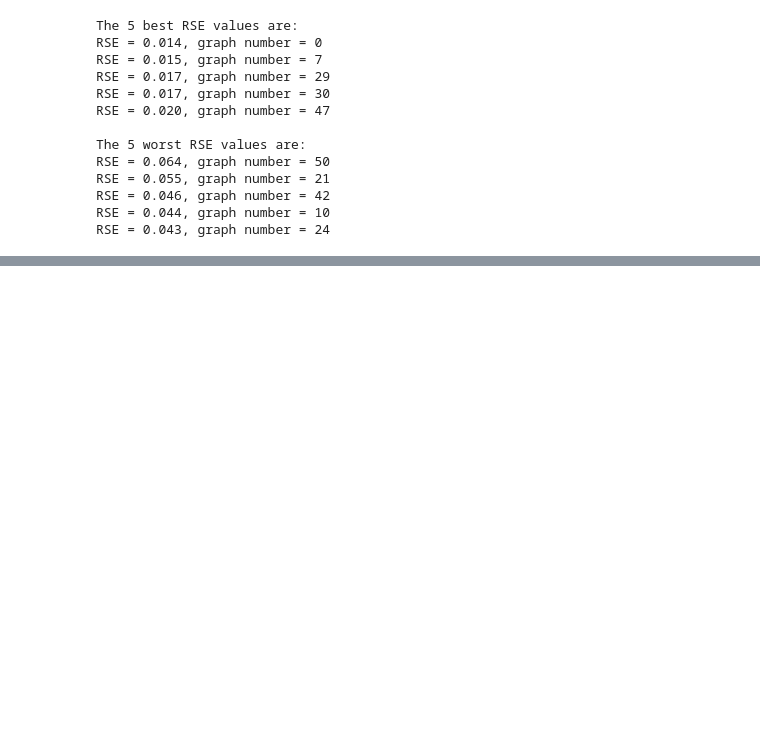
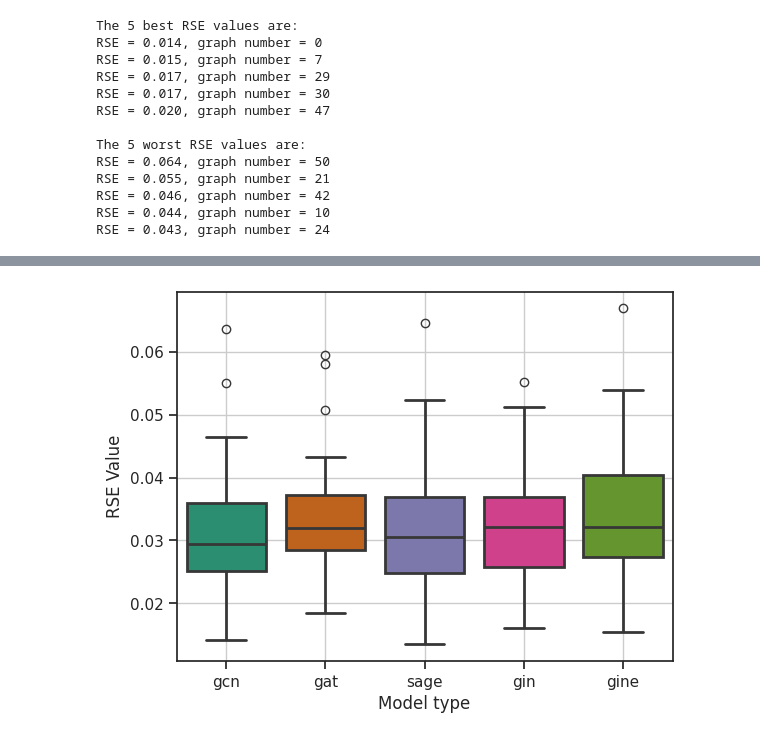
Before and after one commit to sam-j-hall/GNN-XAS-GO, a Jupyter notebook: GNN/test_gnn.ipynb, the cells around one changed output, grey strips where cells are left out. Drawn from its saved outputs; the diff is of its cells as text; code cells hidden in the pictures; blank space fills up the shorter version.

```diff
--- a/GNN/test_gnn.ipynb
+++ b/GNN/test_gnn.ipynb
@@ -262,0 +164,2 @@ show(p)
+# %%
+data_df = pd.read_pickle('./rse_values.pkl')
@@ -262,0 +178,11 @@ show(p)
+# %%
+sns.set_style('white')
+sns.set_context('notebook')
+sns.set_style('ticks')
+sns.boxplot(data=data_df, palette='Dark2', linewidth=2)
+plt.grid()
+plt.ylabel('RSE Value')
+plt.xlabel('Model type')
+plt.show()
+# %% [output]
+[figure, added]
```
Also changed, not shown: parts of 12 cells of this notebook, 3 other files.
